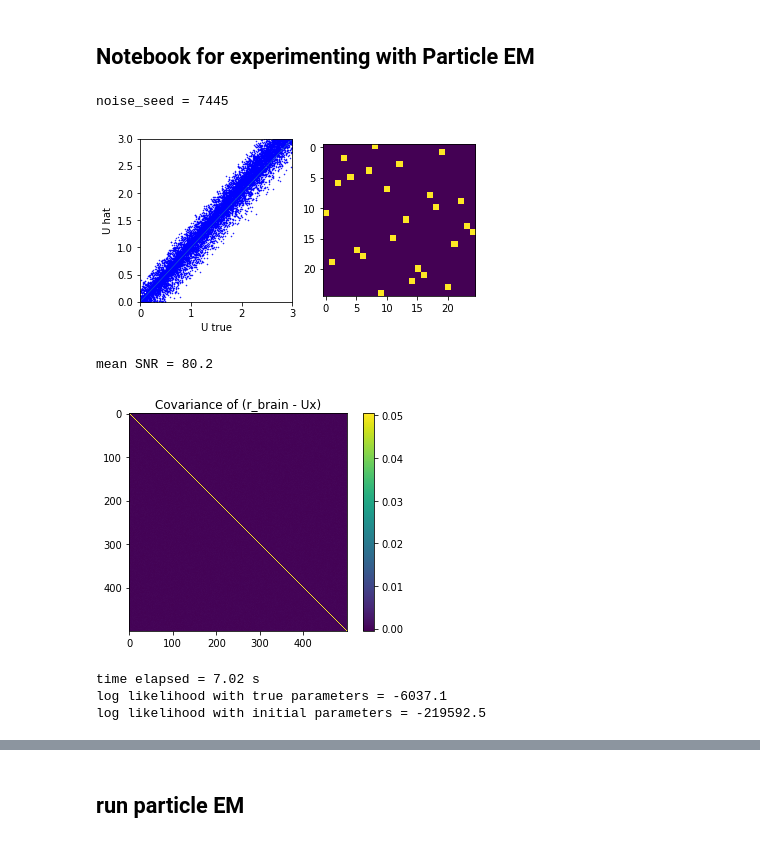
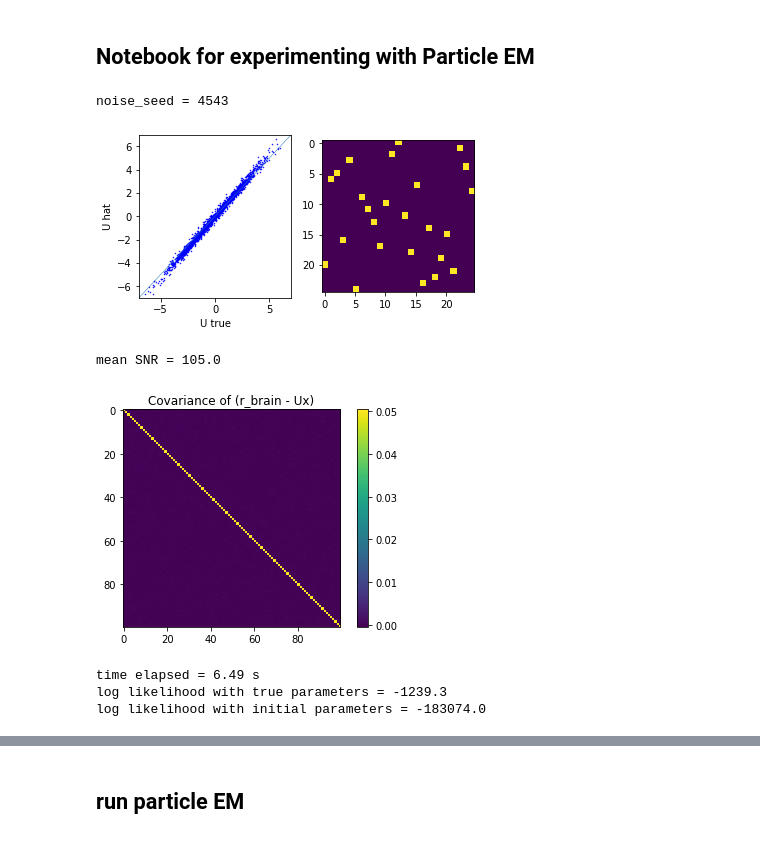
Before and after one commit to XaqLab/InferringInference, a Jupyter notebook: notebooks/PF-experiments.ipynb, the cells around one changed output, grey strips where cells are left out. Saved outputs shown, nothing was run; the diff lists cells and outputs as text; code cells hidden in the pictures.

```diff
--- a/notebooks/PF-experiments.ipynb
+++ b/notebooks/PF-experiments.ipynb
@@ -16,8 +16,10 @@ np.random.seed(noise_seed)
 torch.manual_seed(noise_seed)
 print('noise_seed = %d' %(noise_seed))
 
+model_type = 1
+
 # Ns = no. of latent variables, Nr = no. of neurons, Ny = no. of inputs
-Ns, Nr, Ny = 25, 500, 25
+Ns, Nr, Ny = 25, 100, 25
 
 # process and observation noise covariance matrices
 q_process, q_obs = 1e-5, 5e-2
@@ -34,18 +36,25 @@ lam = np.array([0.25])  # low pass filtering constant for the TAP dynamics
 
 G   = np.array([0,2,0,0,0,0,0,0,0,0,4,-4,0,-8,8,0,0,0]) # message passing parameters of the TAP equation
 
-# self_coupling_on, sparsity_J, gain_J, Jtype  = 1, 0.75, 3, 'nonferr' # interaction matrix settings
-# J   = gain_J*Create_J(Ns, sparsity_J, Jtype, self_coupling_on) # interaction matrix
+block_diagonalJ = 1
+if block_diagonalJ:
+    self_coupling_on, sparsity_J, gain_J, Jtype  = 1, 0, 3, 'nonferr'
+    J = np.zeros([Ns,Ns])
+    M = Ns//4
+    J[0:M,0:M] = 1*Create_J(M, sparsity_J, 'ferr', self_coupling_on)
+    J[M:2*M,M:2*M] = 1*Create_J(M, sparsity_J, 'antiferr', self_coupling_on)
+    J[2*M:,2*M:] = gain_J*Create_J(Ns-2*M, 0.25, 'nonferr', self_coupling_on)
+    del M
+else:
+    self_coupling_on, sparsity_J, gain_J, Jtype  = 1, 0.25, 3, 'nonferr' # interaction matrix settings
+    J = gain_J*Create_J(Ns, sparsity_J, Jtype, self_coupling_on) # interaction matrix
 
-# block diagonal J matrix
-self_coupling_on, sparsity_J, gain_J, Jtype  = 1, 0, 3, 'nonferr'
-J = np.zeros([Ns,Ns])
-J[0:5,0:5] = 1*Create_J(5, sparsity_J, 'ferr', self_coupling_on)
-J[5:10,5:10] = 1*Create_J(5, sparsity_J, 'antiferr', self_coupling_on)
-J[10:,10:] = gain_J*Create_J(15, 0.5, 'nonferr', self_coupling_on)
-
-gain_U = 3
-U   = gain_U*np.random.rand(Nr,Ns) # embedding matrix
+if model_type:
+    gain_U = 2
+    U   = gain_U*np.random.randn(Nr,Ns) # embedding matrix
+else:
+    gain_U = 3
+    U   = gain_U*np.random.rand(Nr,Ns) # embedding matrix
 
 if Ns <= Ny:
     V = np.linalg.svd(np.random.randn(Ns,Ny), full_matrices=False)[2]
@@ -57,7 +66,7 @@ theta = np.concatenate([lam, G, JMatToVec(J), U.flatten('F'), V.flatten('F') ])
 
 params = {'Ns':Ns,'Ny':Ny,'Nr':Nr,'Q_process':Q_process,'Q_obs':Q_obs,'nltype':'sigmoid','gain_y':25/np.sqrt(Ns),'smoothing_filter':smoothing_filter,'self_coupling_on':self_coupling_on,'sparsity_J':sparsity_J,'Jtype':Jtype  }
 # %% [output]
-noise_seed = 7445
+noise_seed = 4543
 # %%
 """
 Generate measurements using high gain inputs.
@@ -67,41 +76,48 @@ B, T = 2000, 50
 T_low, T_high = 2, 5
 yG_low, yG_high = 50, 50
 r_ICA = generate_TAPdynamics(theta, params, B, T, T_low, T_high, yG_low, yG_high)[2]
-#r_ICA = np.load('r_ICA_Nr500.npy')
+
+"""
+Add baseline activity
+"""
+
+baseline = -np.min(r_ICA) if model_type else 0
+r_ICA += baseline
 # %%
 """
 Use ICA to get initial estimate of the embedding
 """
 
-U_init = UhatICA(np.reshape(r_ICA.transpose(1,2,0),[Nr,T*B],order='F').T, Ns)[0]
+b_init = np.mean(r_ICA) if model_type else 0
+U_init = UhatICA(np.reshape(r_ICA.transpose(1,2,0)-b_init,[Nr,T*B],order='F').T, Ns)[0]
 #del r_ICA
 
 PermMat_init = EstimatePermutation_ICA(U,U_init) # Estimate the permutation matrix P
 
 """
 Generate random initial estimates of the parameters
 """
 G_init    = np.zeros([18])
 J_init    = 0.1*Create_J(Ns, 0, params['Jtype'], params['self_coupling_on'])  # create a fully connected initial J with small initial values
 if Ns <= Ny:
     V_init = np.linalg.svd(np.random.randn(Ns,Ny), full_matrices=False)[2]
 else:
     V_init = np.linalg.svd(np.random.randn(Ns,Ny), full_matrices=False)[0]
 
 
 # Plot estimate of embedding and permutation matrix
 umax = np.ceil(np.max(U))
 umin = np.floor(np.min(U))
 
 fig, ax = plt.subplots(1,2,figsize=(6,3))
 ax[0].plot(U.flatten(),np.dot(U_init,PermMat_init).flatten(),'b.',markersize=1)
 ax[0].plot([umin,umax],[umin,umax],Linewidth=0.5)
 ax[0].axis([umin,umax,umin,umax])
 ax[0].set(xlabel='U true', ylabel='U hat')
 ax[1].imshow(PermMat_init)
 plt.show()
 # %% [output]
-[figure, old version]
+[figure, new version]
 # %%
 """
 Generate measurements for the particle EM algorithm
@@ -127,7 +134,7 @@ y, x, r_brain = generate_TAPdynamics(theta, params, B, T, T_low, T_high, yG_low,
 """
 SNR checks
 """
-SNR, C_sig, C_err = computeSNR(r_brain, x, U)
+SNR, C_sig, C_err = computeSNR(r_brain-baseline, x, U)
 print('mean SNR = %.1f' %(SNR))
 
 plt.imshow(C_err)
@@ -135,8 +142,8 @@ plt.title('Covariance of (r_brain - Ux)')
 plt.colorbar()
 plt.show()
 # %% [output]
-mean SNR = 80.2
+mean SNR = 105.0
-[figure, old version]
+[figure, new version]
 # %%
 """
 Convert data to torch tensors
@@ -173,16 +181,16 @@ Np = 100 # No. of particles to use
 B_plot = 100 if B>100 else B
 
 with torch.no_grad():
-    LL_tp, x_tp, P_tp, W_tp = particlefilter(G, J, U, V, lam, r_brain[0:B_plot], y[0:B_plot], P_process, P_obs, Np)
+    LL_tp, x_tp, P_tp, W_tp = particlefilter(G, J, U, V, lam, r_brain[0:B_plot]-baseline, y[0:B_plot], P_process, P_obs, Np)
 
-r_tp = torch.matmul(U,x_tp)
+r_tp = torch.matmul(U,x_tp) + baseline
 
 """
 Run PF with initial values of parameters
 """
 t_st = time.time()
 with torch.no_grad():
-    LL_hat, x_hat, P_hat, W_hat = particlefilter(G_hat, J_hat, U_hat, V_hat, lam, r_brain[0:B_plot], y[0:B_plot], P_process, P_obs, Np)
+    LL_hat, x_hat, P_hat, W_hat = particlefilter(G_hat, J_hat, U_hat, V_hat, lam, r_brain[0:B_plot]-b_init, y[0:B_plot], P_process, P_obs, Np)
 t_en = time.time()
 
 print('time elapsed = %.2f s' %(t_en - t_st))
@@ -192,11 +200,11 @@ print('log likelihood with initial parameters = %.1f' %(LL_hat.mean().data.numpy
 
 # make a copy of the latent dynamics and fits to neural activity obtained using initial estimates of the parameters
 x_init = x_hat*1.0
-r_init = torch.matmul(U_hat,x_hat)
+r_init = torch.matmul(U_hat,x_hat) + b_init
 # %% [output]
-time elapsed = 7.02 s
-log likelihood with true parameters = -6037.1
-log likelihood with initial parameters = -219592.5
+time elapsed = 6.49 s
+log likelihood with true parameters = -1239.3
+log likelihood with initial parameters = -183074.0
 # %%
 """
 Plot comparison of latent states decoded by the PF using initial value of parameters vs. ground truth
```
Also changed, not shown: parts of 13 cells of this notebook, 5 other files.
